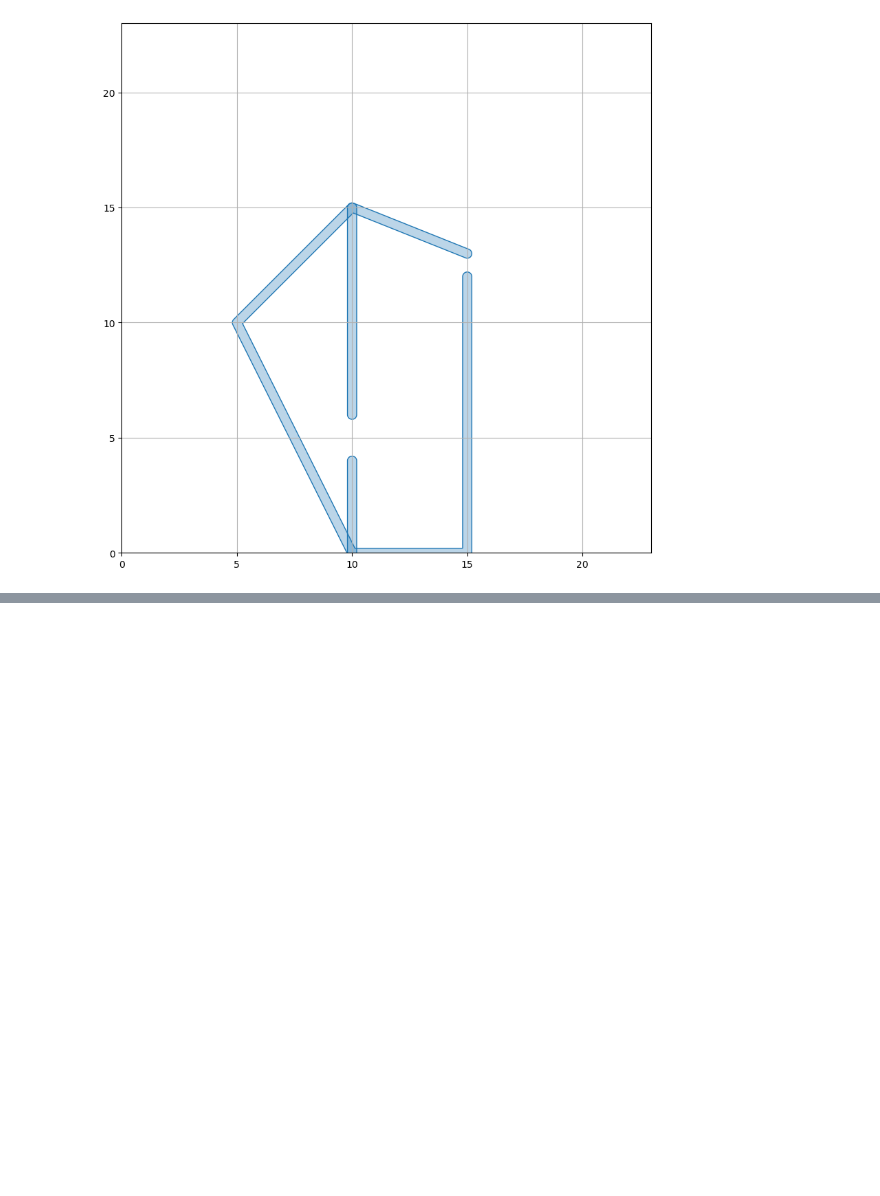
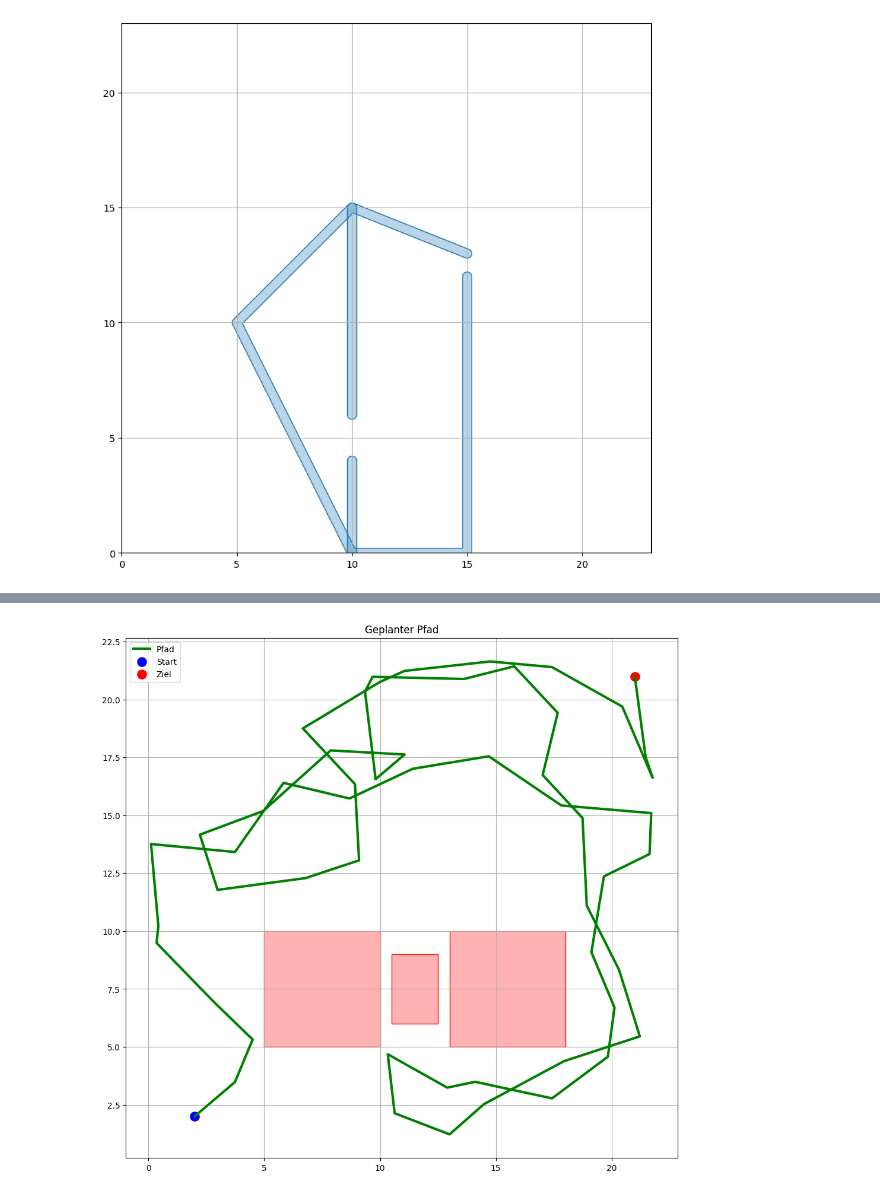
Before and after one commit to sboes/Project_task_hierarchical_planner, a Jupyter notebook: hierachical_planner.ipynb, the cells around one changed output, grey strips where cells are left out. Saved outputs shown, nothing was run; the diff lists cells and outputs as text; code cells hidden in the pictures; blank space fills up the shorter version.

```diff
--- a/hierachical_planner.ipynb
+++ b/hierachical_planner.ipynb
@@ -273,0 +401,23 @@ Planning time: 0.88 seconds
+# %%
+def visualize_coordinates(scene, planner, coords, title="Geplanter Pfad"):
+    from Lectures.IPEnvironment import CollisionChecker
+    checker = planner._collisionChecker
+    fig, ax = plt.subplots(figsize=(10, 10))
+    checker.drawObstacles(ax)
+
+    if coords:
+        x, y = zip(*coords)
+        ax.plot(x, y, color="green", linewidth=3, label="Pfad")
+        ax.scatter(x[0], y[0], color="blue", s=120, label="Start")
+        ax.scatter(x[-1], y[-1], color="red", s=120, label="Ziel")
+
+    ax.set_title(title)
+    ax.legend()
+    ax.set_aspect('equal')
+    ax.grid(True)
+    plt.tight_layout()
+    plt.show()
+# %%
+visualize_coordinates(scene, planner, planner.solutionCoords)
+# %% [output]
+[figure, added]
```
Also changed, not shown: parts of 24 cells of this notebook, 4 other files.
